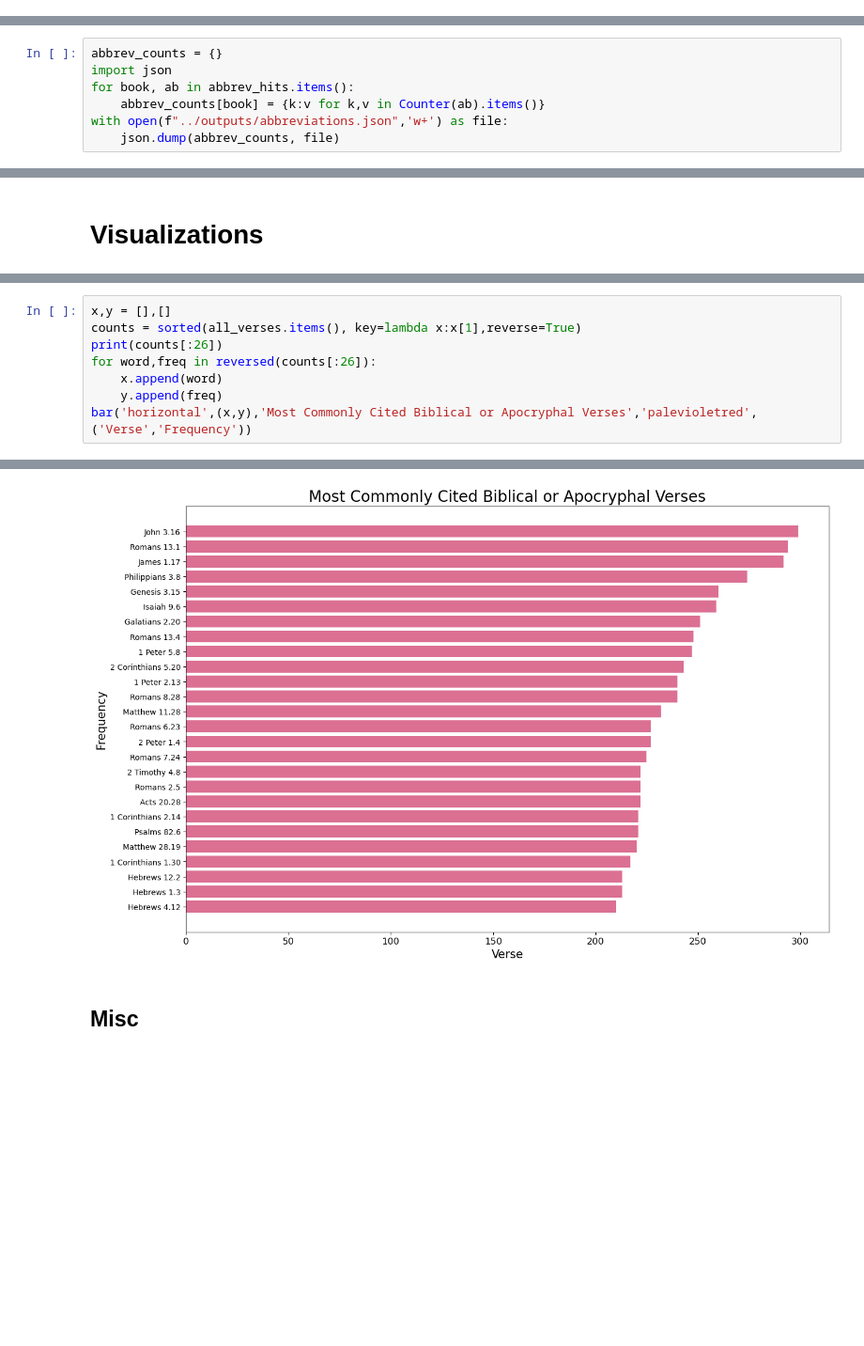
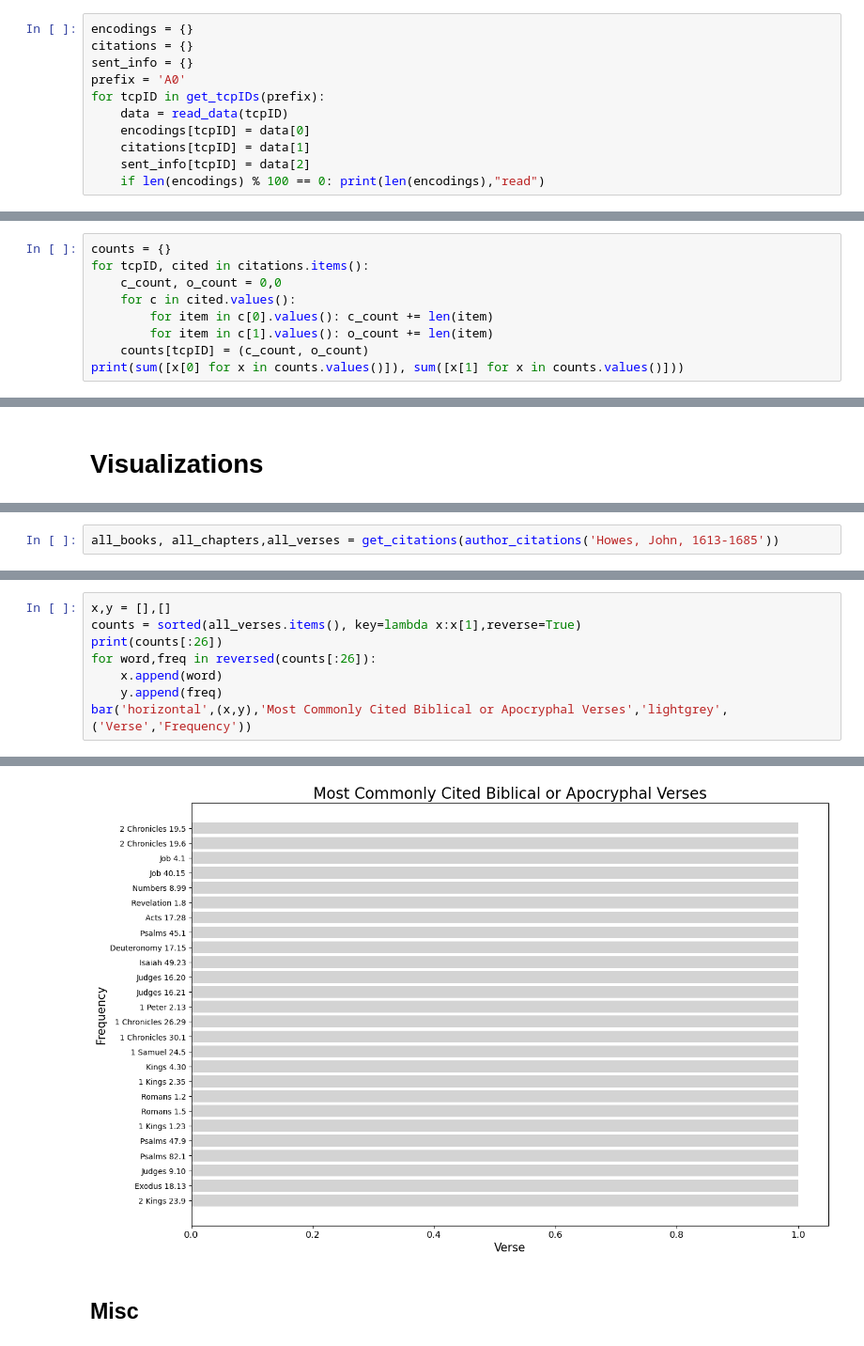
Before and after one commit to amycweng/Early-Modern-Sermons, a Jupyter notebook: notebooks/citations.ipynb, the cells around one changed output, grey strips where cells are left out. Shown at 94% size. Saved outputs shown, nothing was run; the diff lists cells and outputs as text; blank space fills up the shorter version.

```diff
--- a/notebooks/citations.ipynb
+++ b/notebooks/citations.ipynb
@@ -76,0 +126,11 @@ Processed 600000 entries
+# %%
+encodings = {}
+citations = {}
+sent_info = {}
+prefix = 'A0'
+for tcpID in get_tcpIDs(prefix):
+    data = read_data(tcpID)
+    encodings[tcpID] = data[0]
+    citations[tcpID] = data[1]
+    sent_info[tcpID] = data[2]
+    if len(encodings) % 100 == 0: print(len(encodings),"read")
@@ -76,0 +142,9 @@ Processed 600000 entries
+# %%
+counts = {}
+for tcpID, cited in citations.items():
+    c_count, o_count = 0,0
+    for c in cited.values():
+        for item in c[0].values(): c_count += len(item)
+        for item in c[1].values(): o_count += len(item)
+    counts[tcpID] = (c_count, o_count)
+print(sum([x[0] for x in counts.values()]), sum([x[1] for x in counts.values()]))
@@ -238,7 +259,0 @@ Processed 600000 entries
-# %%
-abbrev_counts = {}
-import json
-for book, ab in abbrev_hits.items():
-    abbrev_counts[book] = {k:v for k,v in Counter(ab).items()}
-with open(f"../outputs/abbreviations.json",'w+') as file:
-    json.dump(abbrev_counts, file)
@@ -290,3 +310,5 @@ for dict in outputs:
+# %%
+all_books, all_chapters,all_verses = get_citations(author_citations('Howes, John, 1613-1685'))
 # %%
 x,y = [],[]
 counts = sorted(all_books.items(), key=lambda x:x[1],reverse=True)
@@ -316,5 +338,5 @@ print(counts[:26])
 for word,freq in reversed(counts[:26]):
     x.append(word)
     y.append(freq)
-bar('horizontal',(x,y),'Most Commonly Cited Biblical or Apocryphal Verses','palevioletred',('Verse','Frequency'))
+bar('horizontal',(x,y),'Most Commonly Cited Biblical or Apocryphal Verses','lightgrey',('Verse','Frequency'))
 # %% [output]
@@ -322,4 +344,4 @@ bar('horizontal',(x,y),'Most Commonly Cited Biblical or Apocryphal Verses','pale
-[figure, old version]
+[figure, new version]
 # %% [markdown]
 ## Misc
 # %%
```
Also changed, not shown: parts of 24 cells of this notebook, 24 other files.
